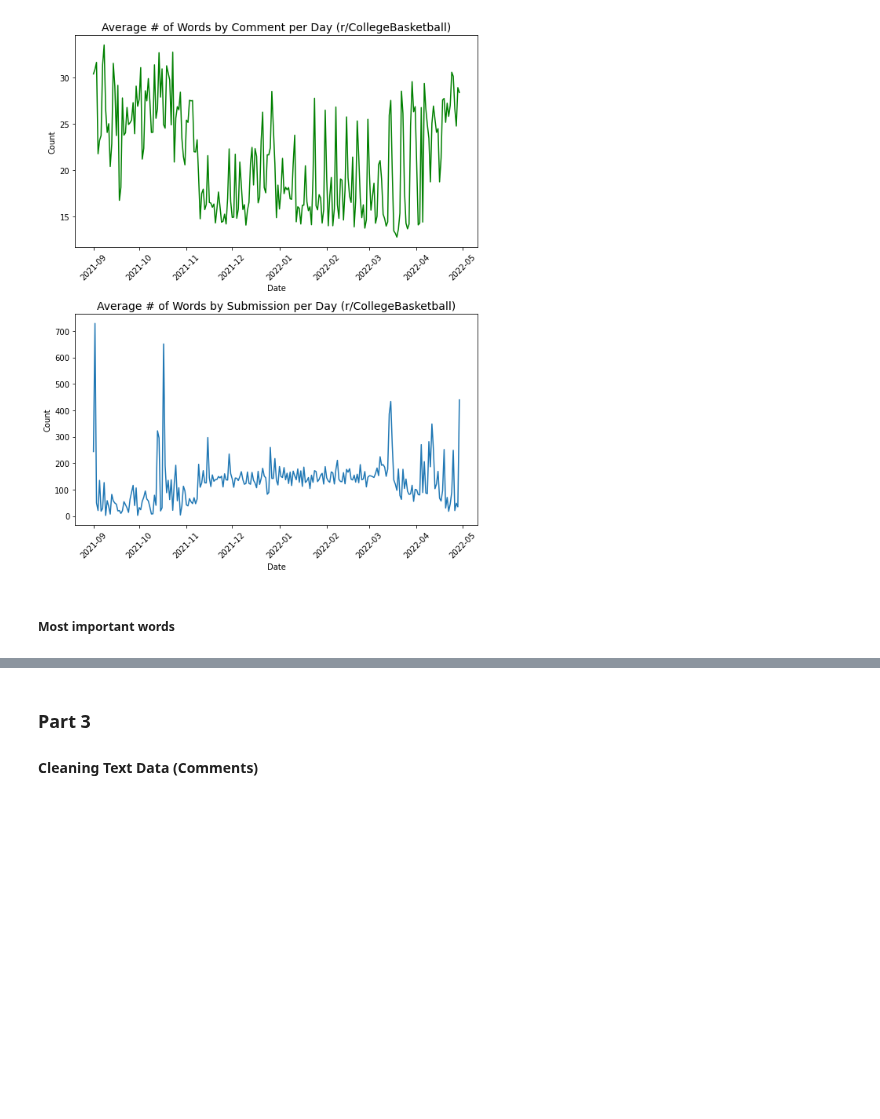
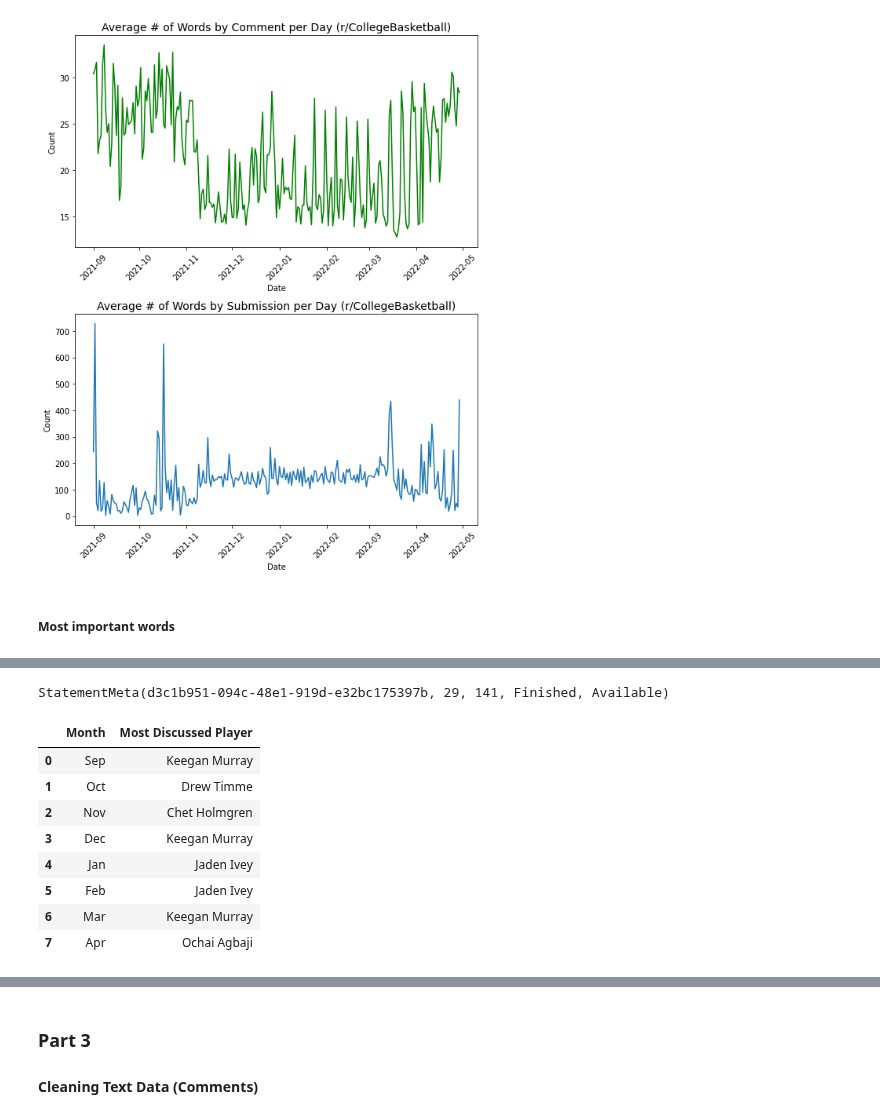
Before and after one commit to gu-dsan6000/fall-2023-reddit-project-team-26, a Jupyter notebook: code/nlp/project_nlp_cleaning.ipynb, the cells around one changed output, grey strips where cells are left out. Drawn from its saved outputs; the diff is of its cells as text; code cells hidden in the pictures; blank space fills up the shorter version.

```diff
--- a/code/nlp/project_nlp_cleaning.ipynb
+++ b/code/nlp/project_nlp_cleaning.ipynb
@@ -189,0 +278,24 @@ result_df.show(truncate=False)
+# %%
+results = {
+    mentions_month.index[0]: mentions_month.iloc[0].idxmax(),
+    mentions_month.index[1]: mentions_month.iloc[1].idxmax(),
+    mentions_month.index[2]: mentions_month.iloc[2].idxmax(),
+    mentions_month.index[3]: mentions_month.iloc[3].idxmax(),
+    mentions_month.index[4]: mentions_month.iloc[4].idxmax(),
+    mentions_month.index[5]: mentions_month.iloc[5].idxmax(),
+    mentions_month.index[6]: mentions_month.iloc[6].idxmax(),
+    mentions_month.index[7]: mentions_month.iloc[7].idxmax(),
+}
+df = pd.DataFrame(list(results.items()), columns=['Month', 'Most Discussed Player'])
+df
+# %% [output]
+StatementMeta(d3c1b951-094c-48e1-919d-e32bc175397b, 29, 141, Finished, Available)
+|  | Month | Most Discussed Player |
+| 0 | Sep | Keegan Murray |
+| 1 | Oct | Drew Timme |
+| 2 | Nov | Chet Holmgren |
+| 3 | Dec | Keegan Murray |
+| 4 | Jan | Jaden Ivey |
+| 5 | Feb | Jaden Ivey |
+| 6 | Mar | Keegan Murray |
+| 7 | Apr | Ochai Agbaji |
```
Also changed, not shown: parts of 18 cells of this notebook.
